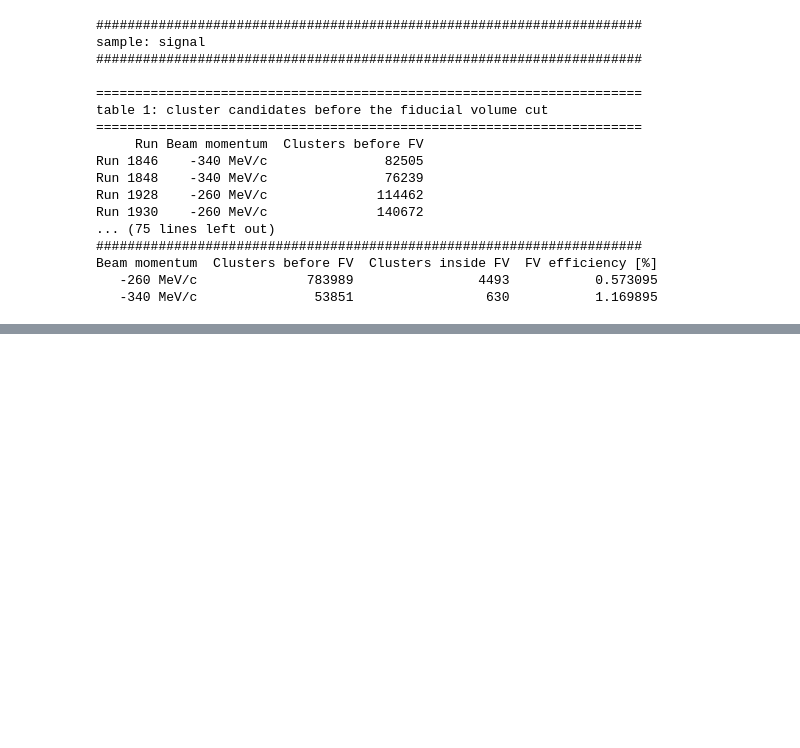
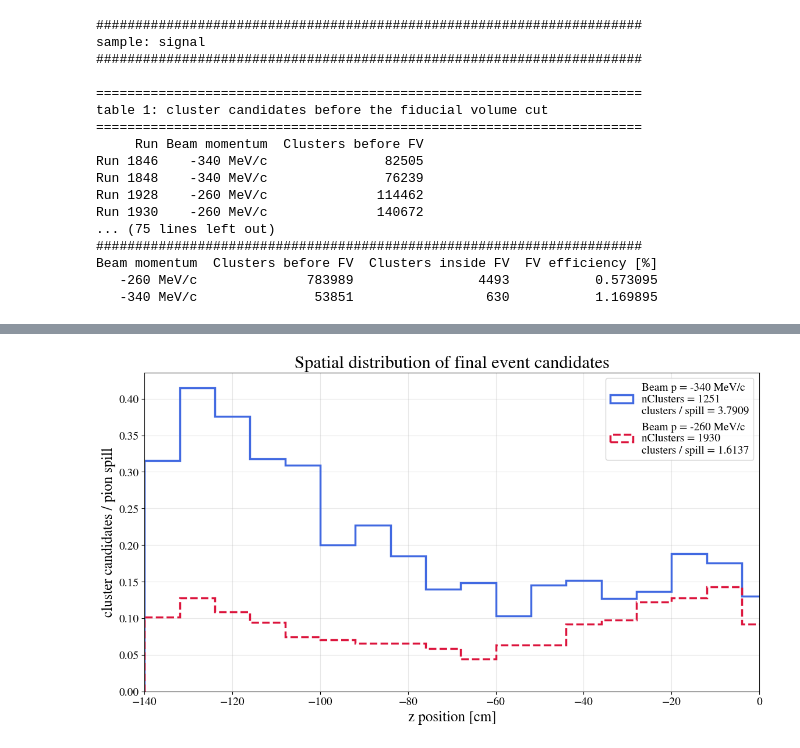
Before and after one commit to elenaramos44/9Li_analysis, a Jupyter notebook: notebooks/geometry_checks.ipynb, the cells around one changed output, grey strips where cells are left out. Cells and saved outputs as stored; diff of their text form; code cells hidden in the pictures; blank space fills up the shorter version.

```diff
--- a/notebooks/geometry_checks.ipynb
+++ b/notebooks/geometry_checks.ipynb
@@ -1100,0 +991,55 @@ Total pion spills (-260 MeV/c): 1196.0
+# %%
+bins_z = np.arange(-140, 10, 8)
+
+weights340 = np.ones(len(df_340_sig_comb)) / spills_340_pion
+weights260 = np.ones(len(df_260_sig_comb)) / spills_260_pion
+
+plt.figure(figsize=(12,7))
+
+plt.hist(
+    df_340_sig_comb["v_z_fine"],
+    bins=bins_z,
+    weights=weights340,
+    histtype="step",
+    linewidth=2.5,
+    color="royalblue",
+    label=(
+        f"Beam p = -340 MeV/c\n"
+        f"nClusters = {len(df_340_sig_comb)}\n"
+        f"clusters / spill = {len(df_340_sig_comb)/spills_340_pion:.4f}"
+    )
+)
+
+plt.hist(
+    df_260_sig_comb["v_z_fine"],
+    bins=bins_z,
+    weights=weights260,
+    histtype="step",
+    linestyle = "--",
+    linewidth=2.5,
+    color="crimson",
+    label=(
+        f"Beam p = -260 MeV/c\n"
+        f"nClusters = {len(df_260_sig_comb)}\n"
+        f"clusters / spill = {len(df_260_sig_comb)/spills_260_pion:.4f}"
+    )
+)
+
+plt.xlabel("z position [cm]", fontsize=18)
+plt.ylabel("cluster candidates / pion spill", fontsize=18)
+
+plt.title(r"Spatial distribution of final event candidates", fontsize=22)
+
+plt.xlim(-140, 0)
+
+plt.xticks(fontsize=14)
+plt.yticks(fontsize=14)
+
+plt.grid(alpha=0.3)
+
+plt.legend(fontsize=14)
+
+plt.tight_layout()
+plt.show()
+# %% [output]
+[figure, added]
```
Also changed, not shown: parts of 12 cells of this notebook.
